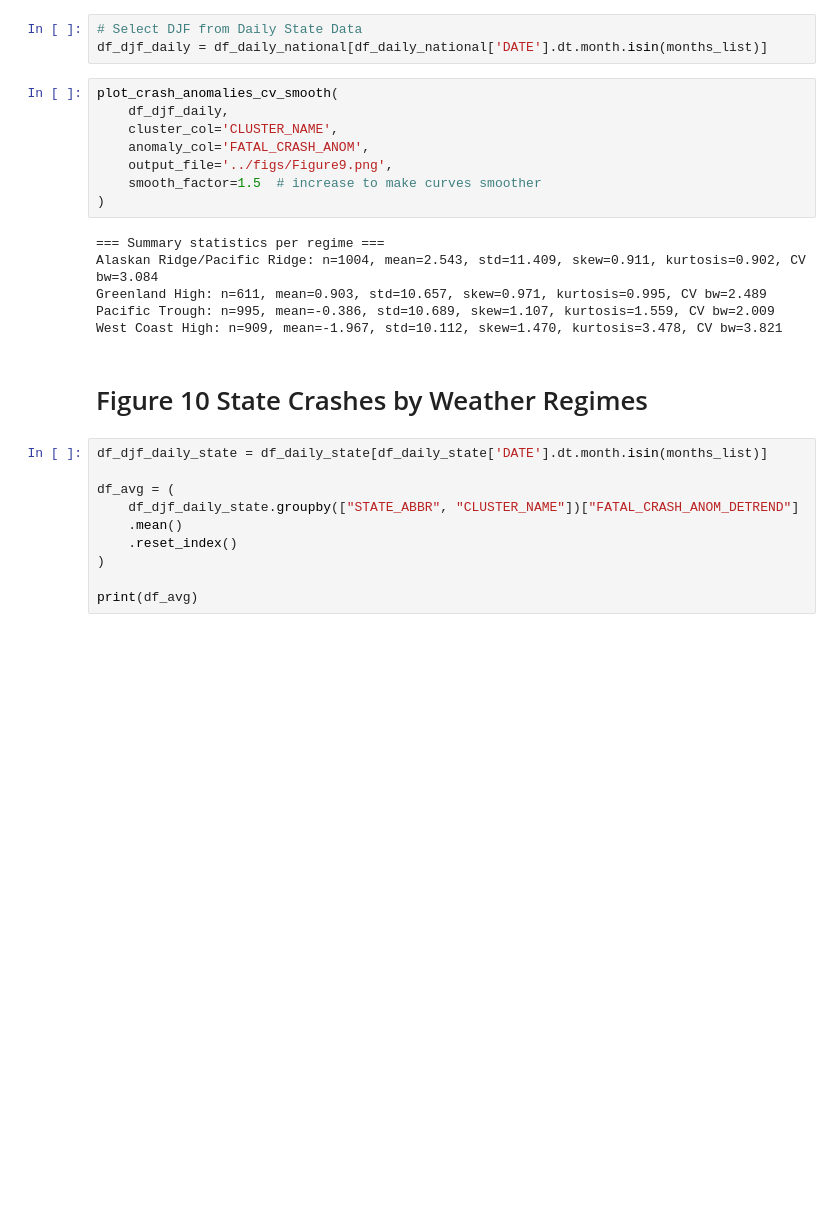
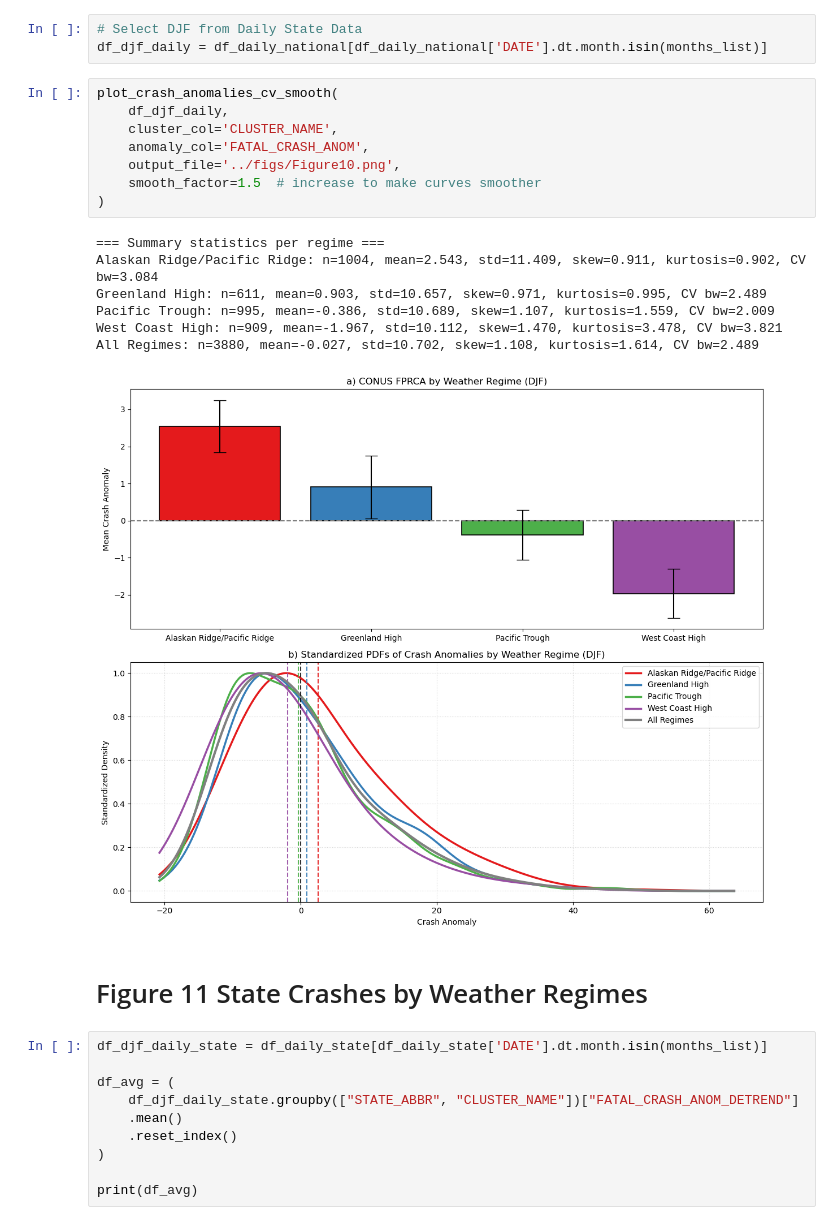
Before and after one commit to ou-esplab/S2S-transportation, a Jupyter notebook: src/Journal_Figs.ipynb, the cells around one changed output. Saved outputs shown, nothing was run; the diff lists cells and outputs as text; blank space fills up the shorter version.

```diff
--- a/src/Journal_Figs.ipynb
+++ b/src/Journal_Figs.ipynb
@@ -786,19 +798,21 @@ df_djf_daily = df_daily_national[df_daily_national['DATE'].dt.month.isin(months_
 # %%
 plot_crash_anomalies_cv_smooth(
     df_djf_daily,
     cluster_col='CLUSTER_NAME',
     anomaly_col='FATAL_CRASH_ANOM',
-    output_file='../figs/Figure9.png',
+    output_file='../figs/Figure10.png',
     smooth_factor=1.5  # increase to make curves smoother
 )
 # %% [output]
 === Summary statistics per regime ===
 Alaskan Ridge/Pacific Ridge: n=1004, mean=2.543, std=11.409, skew=0.911, kurtosis=0.902, CV bw=3.084
 Greenland High: n=611, mean=0.903, std=10.657, skew=0.971, kurtosis=0.995, CV bw=2.489
 Pacific Trough: n=995, mean=-0.386, std=10.689, skew=1.107, kurtosis=1.559, CV bw=2.009
 West Coast High: n=909, mean=-1.967, std=10.112, skew=1.470, kurtosis=3.478, CV bw=3.821
+All Regimes: n=3880, mean=-0.027, std=10.702, skew=1.108, kurtosis=1.614, CV bw=2.489
+[figure, added]
 # %% [markdown]
-# Figure 10 State Crashes by Weather Regimes
+# Figure 11 State Crashes by Weather Regimes
 # %%
 df_djf_daily_state = df_daily_state[df_daily_state['DATE'].dt.month.isin(months_list)]
 
```
Also changed, not shown: parts of 16 cells of this notebook, 6 other files.
